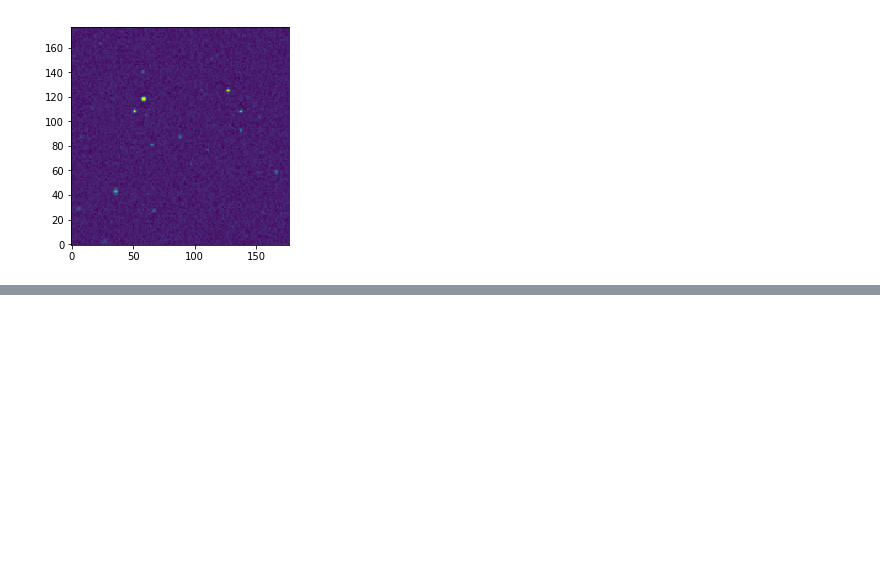
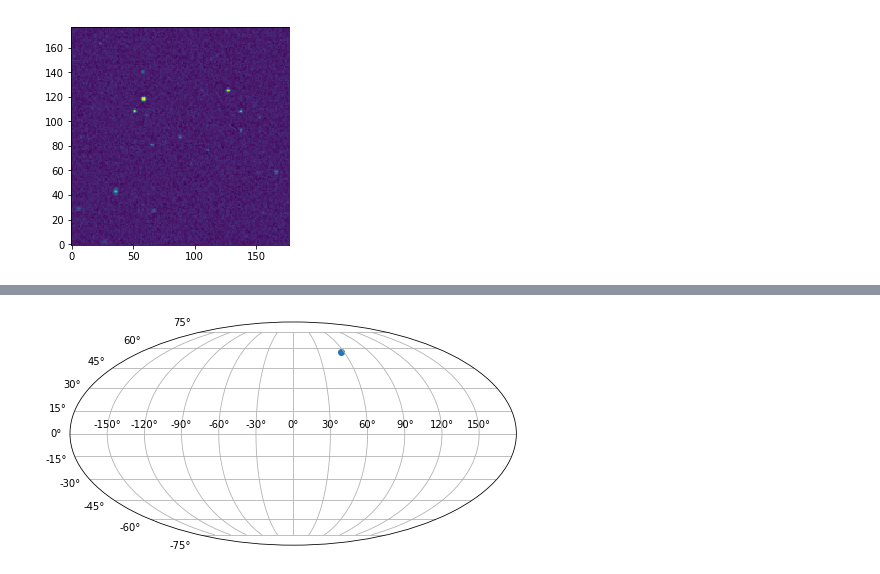
Before and after one commit to klaykulik/galaxyCNN, a Jupyter notebook: astroquery_basics.ipynb, the cells around one changed output, grey strips where cells are left out. Drawn from its saved outputs; the diff is of its cells as text; code cells hidden in the pictures; blank space fills up the shorter version.

```diff
--- a/astroquery_basics.ipynb
+++ b/astroquery_basics.ipynb
@@ -106,0 +134,7 @@ No.    Name      Ver    Type      Cards   Dimensions   Format
+# %%
+plt.figure(figsize=(8,4.2))
+plt.subplot(111, projection="mollweide")
+plt.scatter(RA,DEC)
+plt.grid(True)
+# %% [output]
+[figure, added]
```
Also changed, not shown: parts of 5 cells of this notebook.
